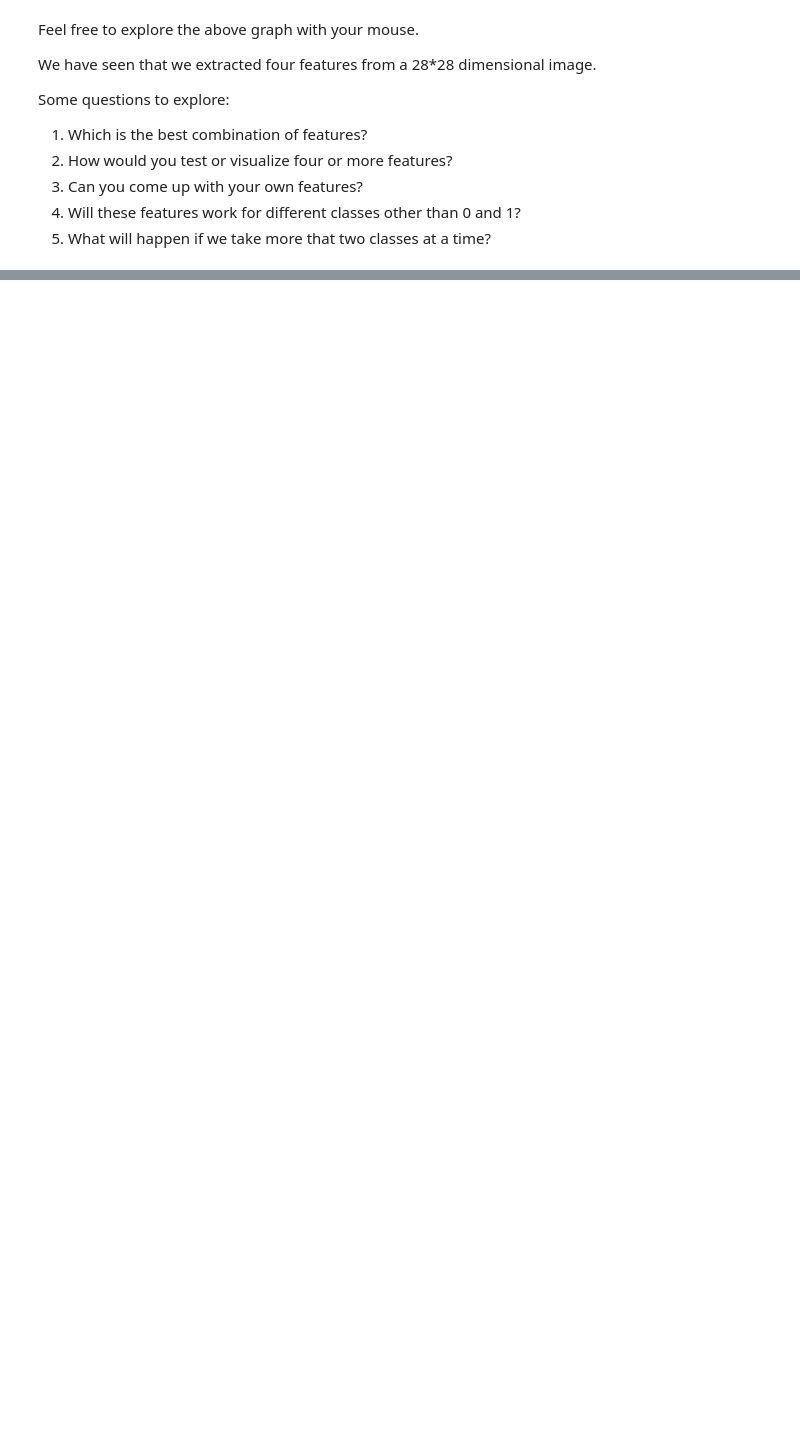
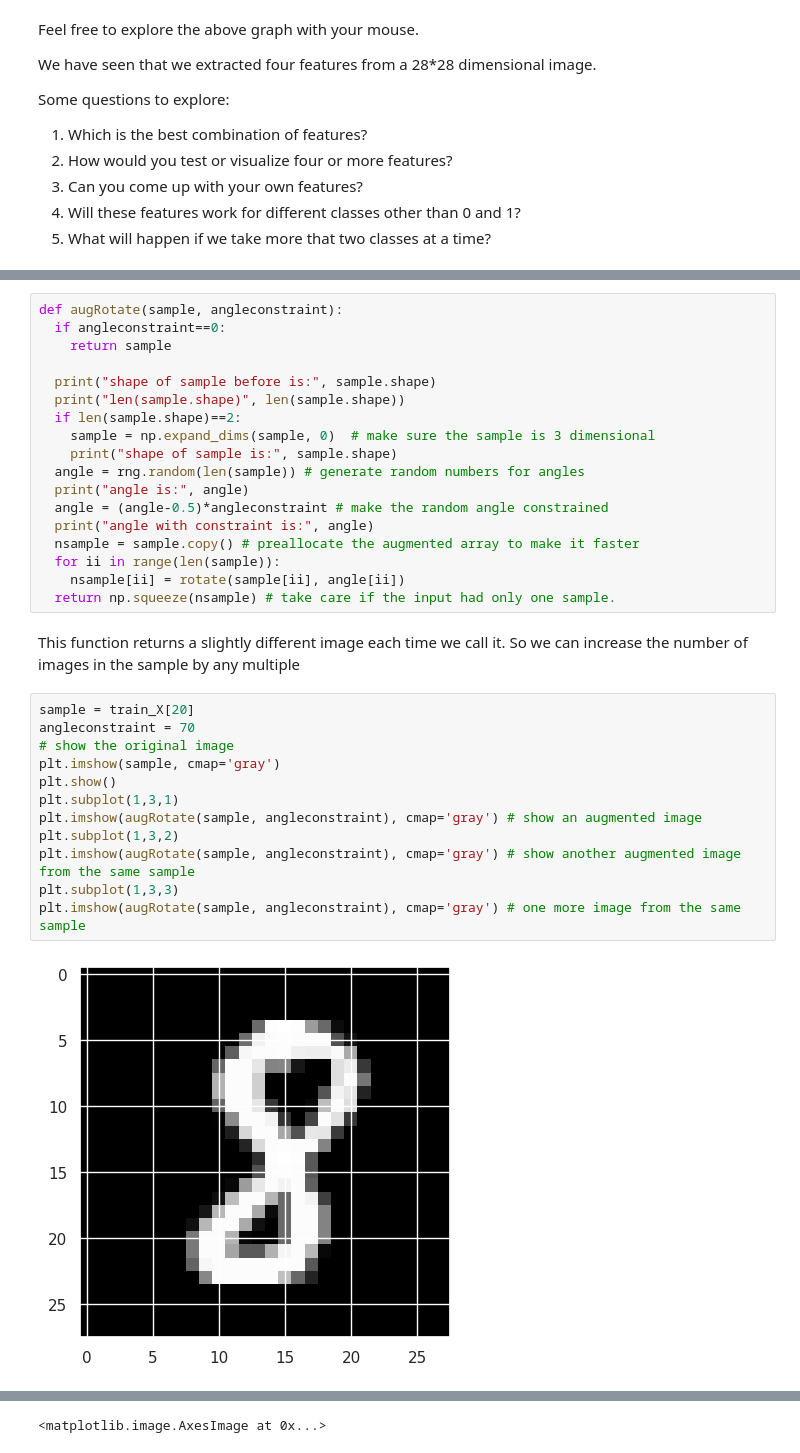
Before and after one commit to NARASAPURAPUTEJASRI/FMML-LAB-1, a Jupyter notebook: Module_01_Lab_01_Features.ipynb, the cells around one changed output, grey strips where cells are left out. Cells and saved outputs as stored; diff of their text form; blank space fills up the shorter version.

```diff
--- a/Module_01_Lab_01_Features.ipynb
+++ b/Module_01_Lab_01_Features.ipynb
@@ -470,0 +618,34 @@ When you work with more than two classes in a classification problem (often refe
+# %%
+def augRotate(sample, angleconstraint):
+  if angleconstraint==0:
+    return sample
+
+  print("shape of sample before is:", sample.shape)
+  print("len(sample.shape)", len(sample.shape))
+  if len(sample.shape)==2:
+    sample = np.expand_dims(sample, 0)  # make sure the sample is 3 dimensional
+    print("shape of sample is:", sample.shape)
+  angle = rng.random(len(sample)) # generate random numbers for angles
+  print("angle is:", angle)
+  angle = (angle-0.5)*angleconstraint # make the random angle constrained
+  print("angle with constraint is:", angle)
+  nsample = sample.copy() # preallocate the augmented array to make it faster
+  for ii in range(len(sample)):
+    nsample[ii] = rotate(sample[ii], angle[ii])
+  return np.squeeze(nsample) # take care if the input had only one sample.
+# %% [markdown]
+This function returns a slightly different image each time we call it. So we can increase the number of images in the sample by any multiple
+# %%
+sample = train_X[20]
+angleconstraint = 70
+# show the original image
+plt.imshow(sample, cmap='gray')
+plt.show()
+plt.subplot(1,3,1)
+plt.imshow(augRotate(sample, angleconstraint), cmap='gray') # show an augmented image
+plt.subplot(1,3,2)
+plt.imshow(augRotate(sample, angleconstraint), cmap='gray') # show another augmented image from the same sample
+plt.subplot(1,3,3)
+plt.imshow(augRotate(sample, angleconstraint), cmap='gray') # one more image from the same sample
+# %% [output]
+[figure, added]
@@ -470,0 +667 @@ When you work with more than two classes in a classification problem (often refe
+<matplotlib.image.AxesImage at 0x...>
```
Also changed, not shown: parts of 36 cells of this notebook.
